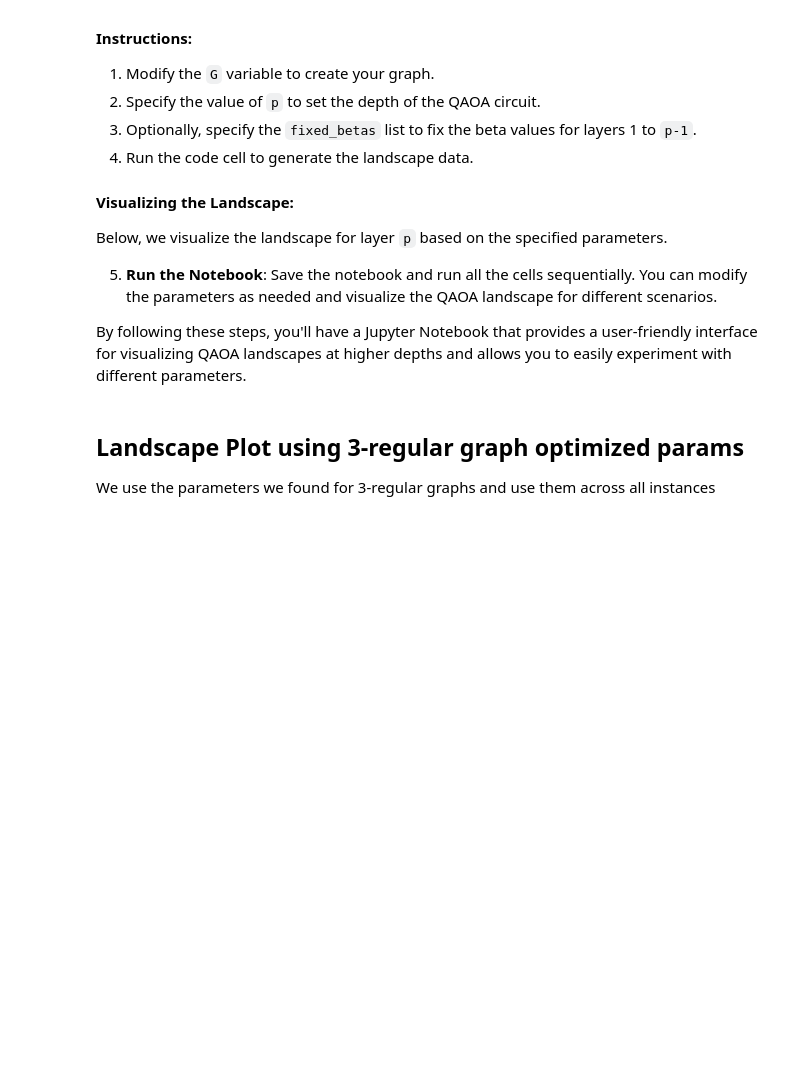
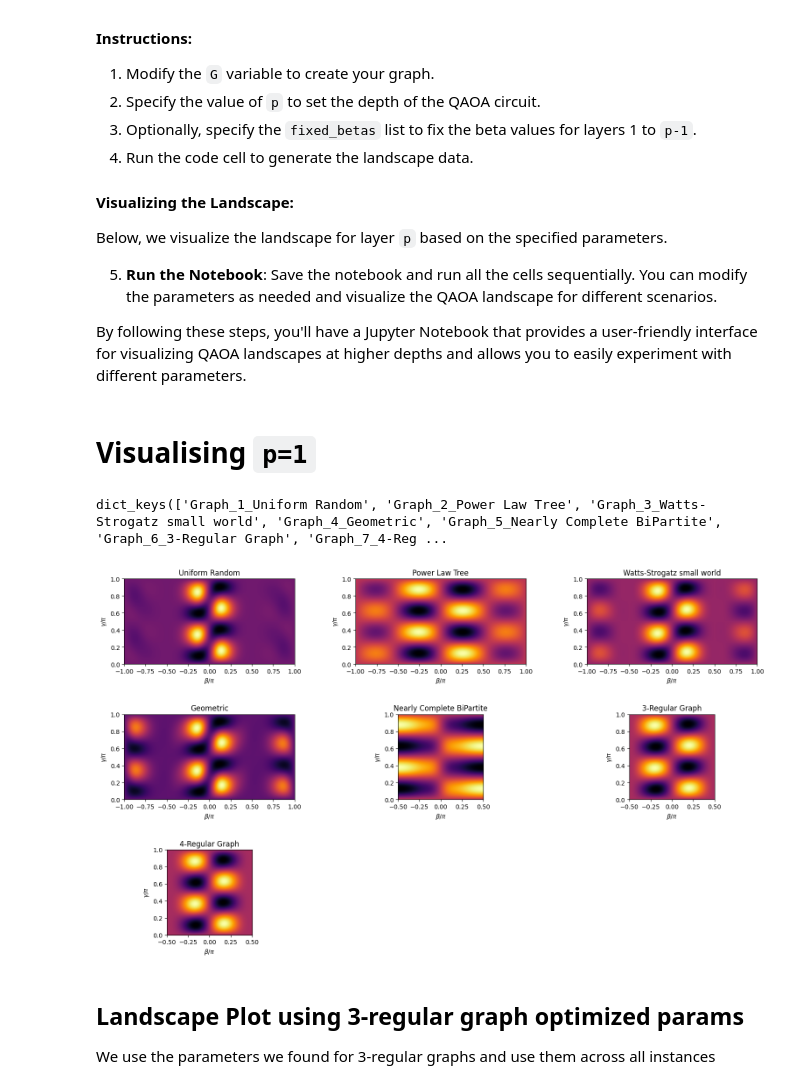
Before and after one commit to vivekkatial/HAQC, a Jupyter notebook: notebooks/20-visualising-landscapes-at-higher-depths.ipynb, the cells around one changed output. Cells and saved outputs as stored; diff of their text form; code cells hidden in the pictures; blank space fills up the shorter version.

Commit message:
adding ladnscape plots

```diff
--- a/notebooks/20-visualising-landscapes-at-higher-depths.ipynb
+++ b/notebooks/20-visualising-landscapes-at-higher-depths.ipynb
@@ -50,6 +50,52 @@ df = pd.read_csv("../data/optimal-parameters.csv")
 
 # Set a global style
 plt.style.use('default')
+# %% [markdown]
+# Visualising `p=1`
+# %%
+with open('landscape_data_storage.pkl', 'rb') as f:
+    d_landscape = pickle.load(f)
+print(d_landscape.keys())
+# %% [output]
+dict_keys(['Graph_1_Uniform Random', 'Graph_2_Power Law Tree', 'Graph_3_Watts-Strogatz small world', 'Graph_4_Geometric', 'Graph_5_Nearly Complete BiPartite', 'Graph_6_3-Regular Graph', 'Graph_7_4-Reg ...
+# %%
+# Create a figure with a grid of subplots
+fig, axs = plt.subplots(3, 3, figsize=(16,9))
+
+# Flatten the axs array for easy indexing
+axs = axs.flatten()
+
+# Loop through the stored landscape data and create subplots
+for idx, (graph_key, landscape_data) in enumerate(d_landscape.items()):
+    if graph_key != "Graph_8_4-Regular Graph Fixed Weights":
+        ax = axs[idx]
+
+        # Extract data for plotting
+        beta = landscape_data['beta']/ np.pi
+        gamma = landscape_data['gamma']/ np.pi
+        obj_vals = landscape_data['obj_vals']
+
+    #     # Plotting the data
+        im = ax.imshow(obj_vals.T, origin='lower', cmap='inferno', extent=(beta[0], beta[-1], gamma[0], gamma[-1]))
+        ax.set_xlabel(r'$\beta / \pi$')
+        ax.set_ylabel(r'$\gamma / \pi$')
+        title = '_'.join(graph_key.split('_')[2:])
+        ax.set_title(f"{title}")
+
+# # Remove unused axes if the number of plots is less than the number of subplots
+for idx in range(len(d_landscape)-1, len(axs)):
+    fig.delaxes(axs[idx])
+    axs[idx].set_visible(False)  # This will ensure the axis is not visible at all
+
+# # Adjust the layout of the subplots, adding more space between them
+# Adjust the layout of the subplots, reducing the vertical space between them
+fig.tight_layout(pad=1.0, h_pad=4, w_pad=1.0)  # Adjust h_pad for vertical spacing
+
+
+# # Save the entire grid plot
+plt.savefig("landscape_grid.png", dpi=300)
+# %% [output]
+[figure, added]
 # %% [markdown]
 ## Landscape Plot using 3-regular graph optimized params
 We use the parameters we found for 3-regular graphs and use them across all instances
```
